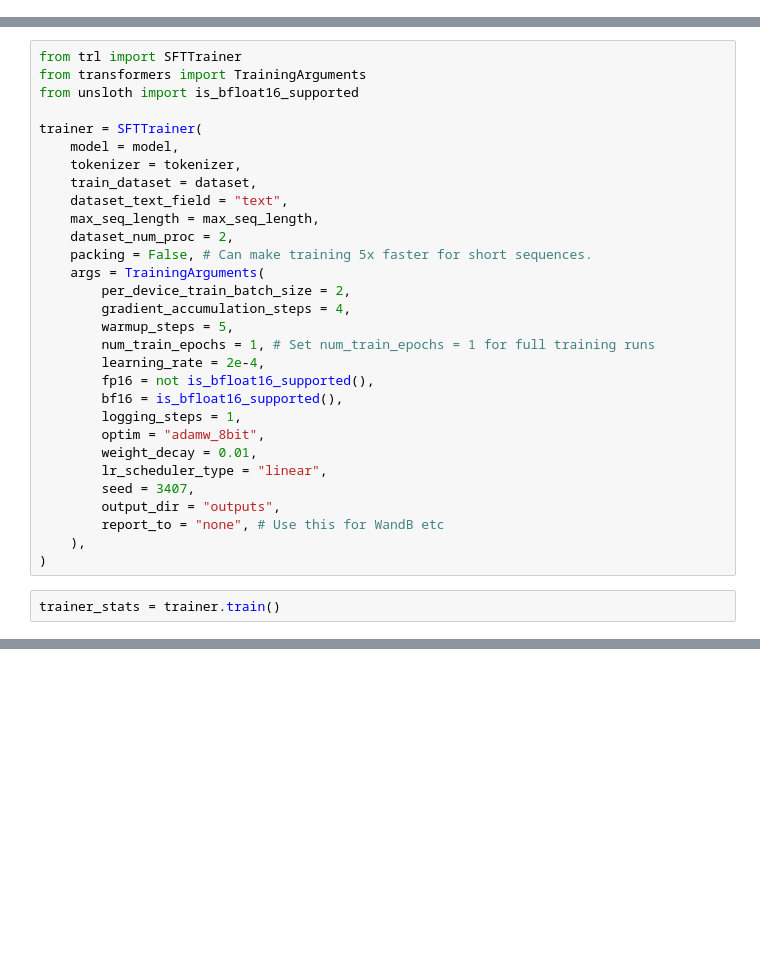
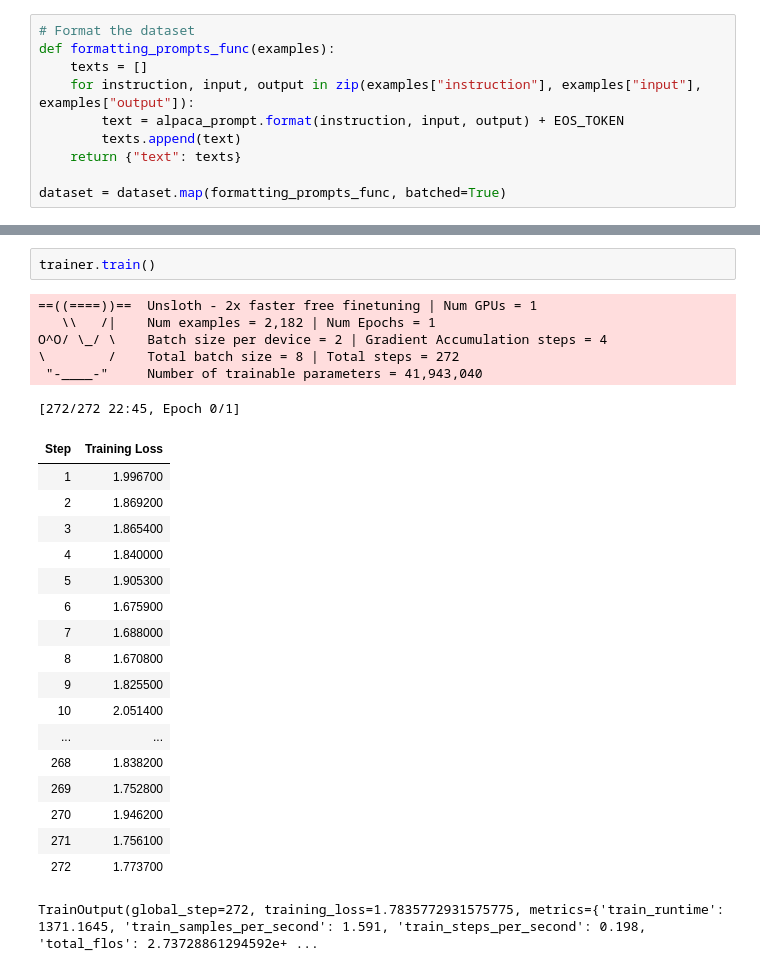
Before and after one commit to MasrourTawfik/Textra-Health, a Jupyter notebook: notebooks/fine_tuning_mistral_llm.ipynb, the cells around one changed output, grey strips where cells are left out. Drawn from its saved outputs; the diff is of its cells as text; blank space fills up the shorter version.

```diff
--- a/notebooks/fine_tuning_mistral_llm.ipynb
+++ b/notebooks/fine_tuning_mistral_llm.ipynb
@@ -96,0 +64,10 @@ dataset = dataset.map(formatting_prompts_func, batched=True)
+# %%
+# Format the dataset
+def formatting_prompts_func(examples):
+    texts = []
+    for instruction, input, output in zip(examples["instruction"], examples["input"], examples["output"]):
+        text = alpaca_prompt.format(instruction, input, output) + EOS_TOKEN
+        texts.append(text)
+    return {"text": texts}
+
+dataset = dataset.map(formatting_prompts_func, batched=True)
@@ -129,32 +158,0 @@ max_steps is given, it will override any value given in num_train_epochs
-# %%
-from trl import SFTTrainer
-from transformers import TrainingArguments
-from unsloth import is_bfloat16_supported
-
-trainer = SFTTrainer(
-    model = model,
-    tokenizer = tokenizer,
-    train_dataset = dataset,
-    dataset_text_field = "text",
-    max_seq_length = max_seq_length,
-    dataset_num_proc = 2,
-    packing = False, # Can make training 5x faster for short sequences.
-    args = TrainingArguments(
-        per_device_train_batch_size = 2,
-        gradient_accumulation_steps = 4,
-        warmup_steps = 5,
-        num_train_epochs = 1, # Set num_train_epochs = 1 for full training runs
-        learning_rate = 2e-4,
-        fp16 = not is_bfloat16_supported(),
-        bf16 = is_bfloat16_supported(),
-        logging_steps = 1,
-        optim = "adamw_8bit",
-        weight_decay = 0.01,
-        lr_scheduler_type = "linear",
-        seed = 3407,
-        output_dir = "outputs",
-        report_to = "none", # Use this for WandB etc
-    ),
-)
-# %%
-trainer_stats = trainer.train()
@@ -223,0 +159,27 @@ Le Base Excess (BE) est de 3 mEq/L, ce qui est dans la plage normale (0 à 2 mEq
+# %%
+trainer.train()
+# %% [output]
+==((====))==  Unsloth - 2x faster free finetuning | Num GPUs = 1
+   \\   /|    Num examples = 2,182 | Num Epochs = 1
+O^O/ \_/ \    Batch size per device = 2 | Gradient Accumulation steps = 4
+\        /    Total batch size = 8 | Total steps = 272
+ "-____-"     Number of trainable parameters = 41,943,040
+[272/272 22:45, Epoch 0/1]
+| Step | Training Loss |
+| 1 | 1.996700 |
+| 2 | 1.869200 |
+| 3 | 1.865400 |
+| 4 | 1.840000 |
+| 5 | 1.905300 |
+| 6 | 1.675900 |
+| 7 | 1.688000 |
+| 8 | 1.670800 |
+| 9 | 1.825500 |
+| 10 | 2.051400 |
+| ... | ... |
+| 268 | 1.838200 |
+| 269 | 1.752800 |
+| 270 | 1.946200 |
+| 271 | 1.756100 |
+| 272 | 1.773700 |
+TrainOutput(global_step=272, training_loss=1.7835772931575775, metrics={'train_runtime': 1371.1645, 'train_samples_per_second': 1.591, 'train_steps_per_second': 0.198, 'total_flos': 2.73728861294592e+ ...
```
Also changed, not shown: parts of 17 cells of this notebook.
